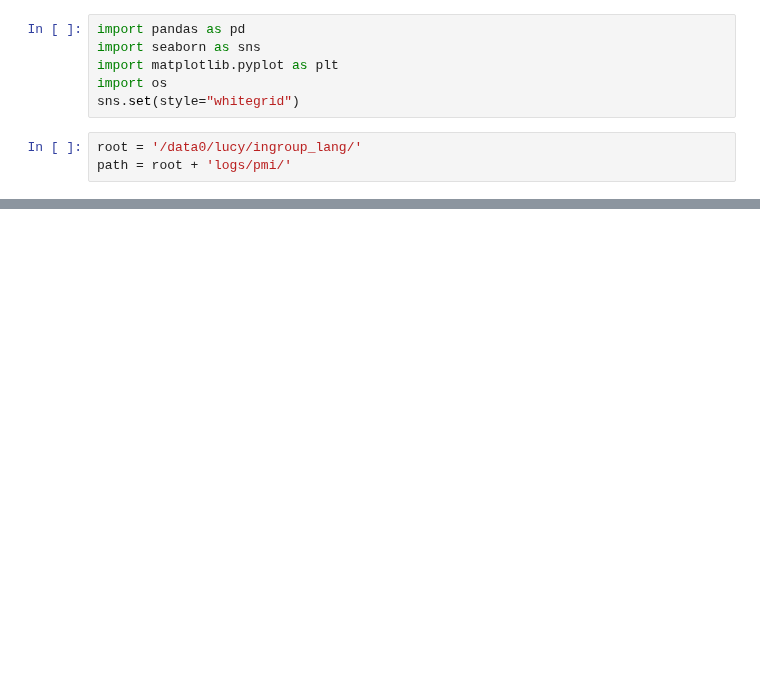
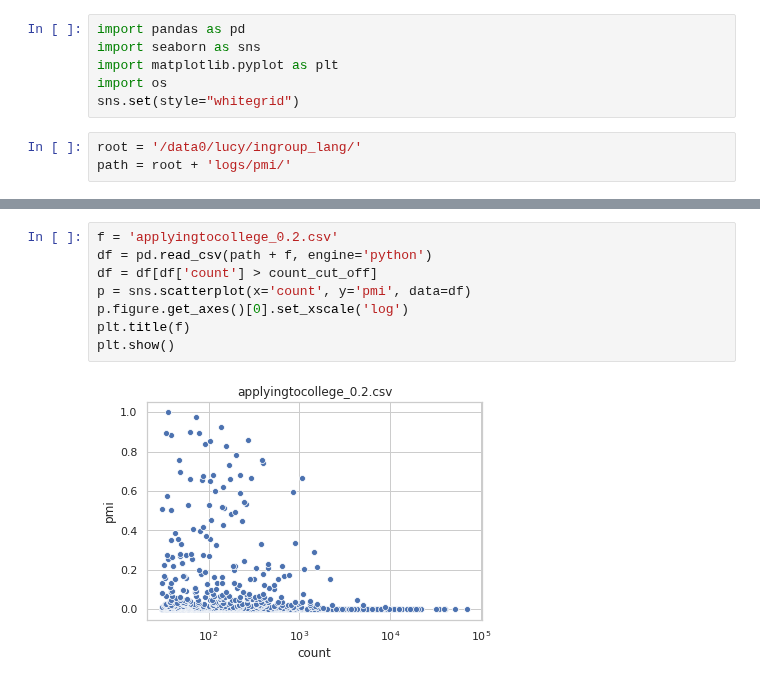
Before and after one commit to lucy3/ingroup_lang, a Jupyter notebook: code/sociolect_score_analysis.ipynb, the cells around one changed output, grey strips where cells are left out. Drawn from its saved outputs; the diff is of its cells as text; blank space fills up the shorter version.

```diff
--- a/code/sociolect_score_analysis.ipynb
+++ b/code/sociolect_score_analysis.ipynb
@@ -33,3 +37,13 @@ for f in os.listdir(path):
+# %%
+f = 'applyingtocollege_0.2.csv'
+df = pd.read_csv(path + f, engine='python')
+df = df[df['count'] > count_cut_off]
+p = sns.scatterplot(x='count', y='pmi', data=df)
+p.figure.get_axes()[0].set_xscale('log')
+plt.title(f)
+plt.show()
+# %% [output]
+[figure, added]
 # %%
 i = 0
 for f in os.listdir(path):
```
Also changed, not shown: parts of 7 cells of this notebook, 3 other files.
